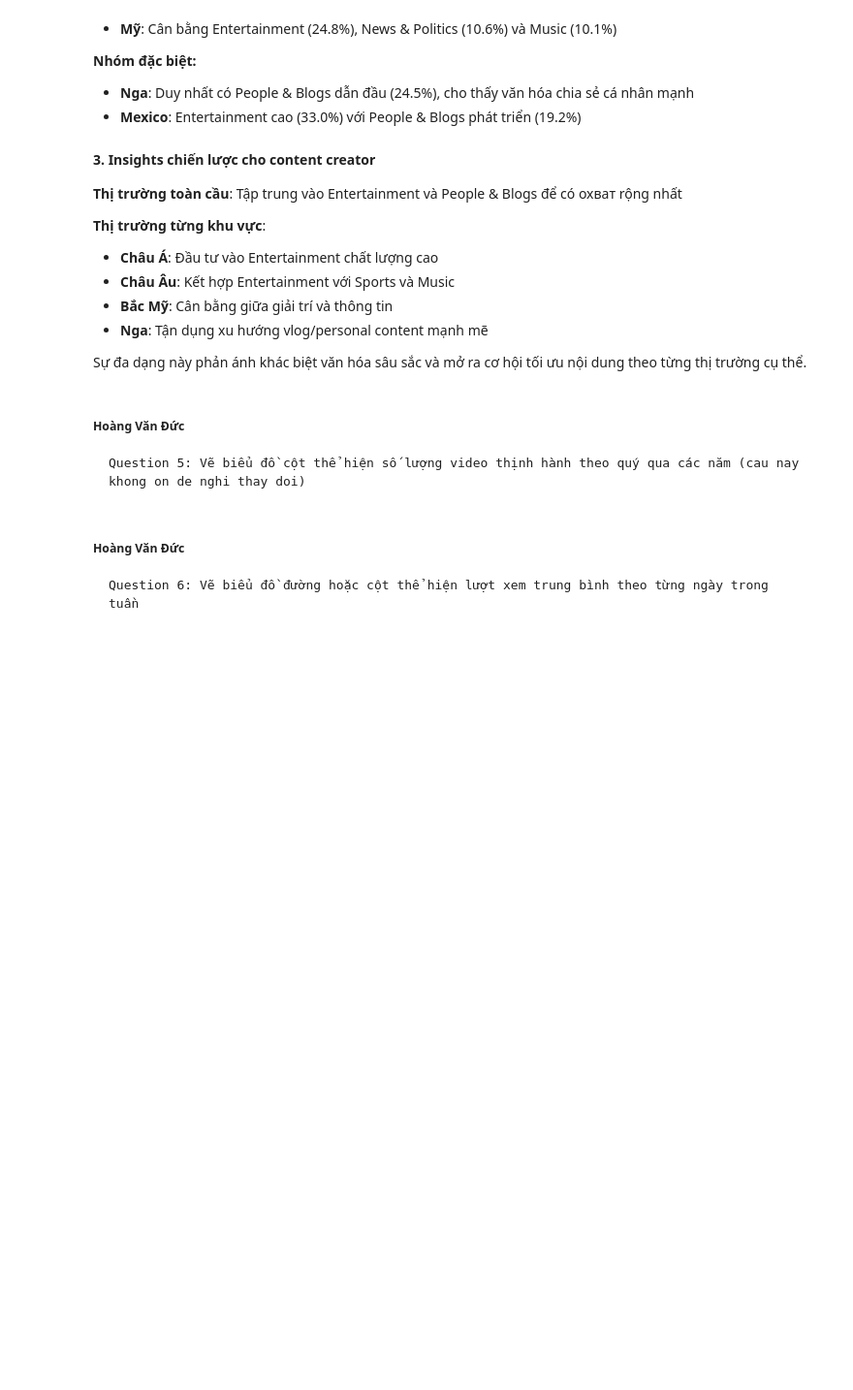
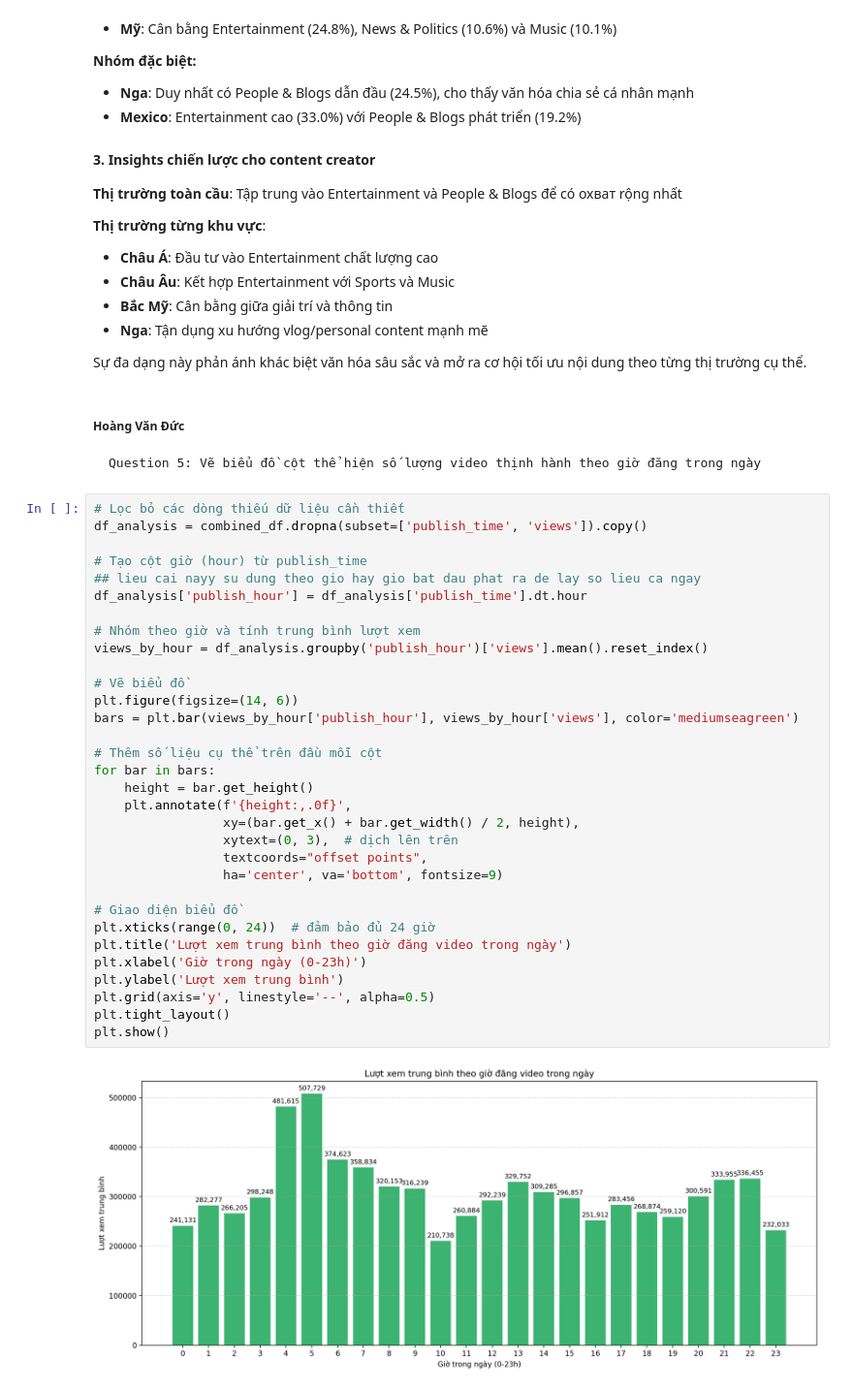
Before and after one commit to YumeSoft/Youtube-Data-Analysis-Project, a Jupyter notebook: Project_DA_cuối_kỳ.ipynb, the cells around one changed output. Shown at 97% size. Cells and saved outputs as stored; diff of their text form; blank space fills up the shorter version.

```diff
--- a/Project_DA_cuối_kỳ.ipynb
+++ b/Project_DA_cuối_kỳ.ipynb
@@ -993,10 +993,40 @@ Dựa trên phân tích 207,148 video từ 10 quốc gia với 18 thể loại k
 
 Sự đa dạng này phản ánh khác biệt văn hóa sâu sắc và mở ra cơ hội tối ưu nội dung theo từng thị trường cụ thể.
 # %% [markdown]
-##### **Hoàng Văn Đức**
+##### Hoàng Văn Đức
 
-    Question 5: Vẽ biểu đồ cột thể hiện số lượng video thịnh hành theo quý qua các năm (cau nay khong on de nghi thay doi)
+    Question 5: Vẽ biểu đồ cột thể hiện số lượng video thịnh hành theo giờ đăng trong ngày
-# %% [markdown]
-##### **Hoàng Văn Đức**
-
-    Question 6: Vẽ biểu đồ đường hoặc cột thể hiện lượt xem trung bình theo từng ngày trong tuần
+# %%
+# Lọc bỏ các dòng thiếu dữ liệu cần thiết
+df_analysis = combined_df.dropna(subset=['publish_time', 'views']).copy()
+
+# Tạo cột giờ (hour) từ publish_time
+## lieu cai nayy su dung theo gio hay gio bat dau phat ra de lay so lieu ca ngay
+df_analysis['publish_hour'] = df_analysis['publish_time'].dt.hour
+
+# Nhóm theo giờ và tính trung bình lượt xem
+views_by_hour = df_analysis.groupby('publish_hour')['views'].mean().reset_index()
+
+# Vẽ biểu đồ
+plt.figure(figsize=(14, 6))
+bars = plt.bar(views_by_hour['publish_hour'], views_by_hour['views'], color='mediumseagreen')
+
+# Thêm số liệu cụ thể trên đầu mỗi cột
+for bar in bars:
+    height = bar.get_height()
+    plt.annotate(f'{height:,.0f}',
+                 xy=(bar.get_x() + bar.get_width() / 2, height),
+                 xytext=(0, 3),  # dịch lên trên
+                 textcoords="offset points",
+                 ha='center', va='bottom', fontsize=9)
+
+# Giao diện biểu đồ
+plt.xticks(range(0, 24))  # đảm bảo đủ 24 giờ
+plt.title('Lượt xem trung bình theo giờ đăng video trong ngày')
+plt.xlabel('Giờ trong ngày (0-23h)')
+plt.ylabel('Lượt xem trung bình')
+plt.grid(axis='y', linestyle='--', alpha=0.5)
+plt.tight_layout()
+plt.show()
+# %% [output]
+[figure, added]
```
Also changed, not shown: parts of 5 cells of this notebook.
